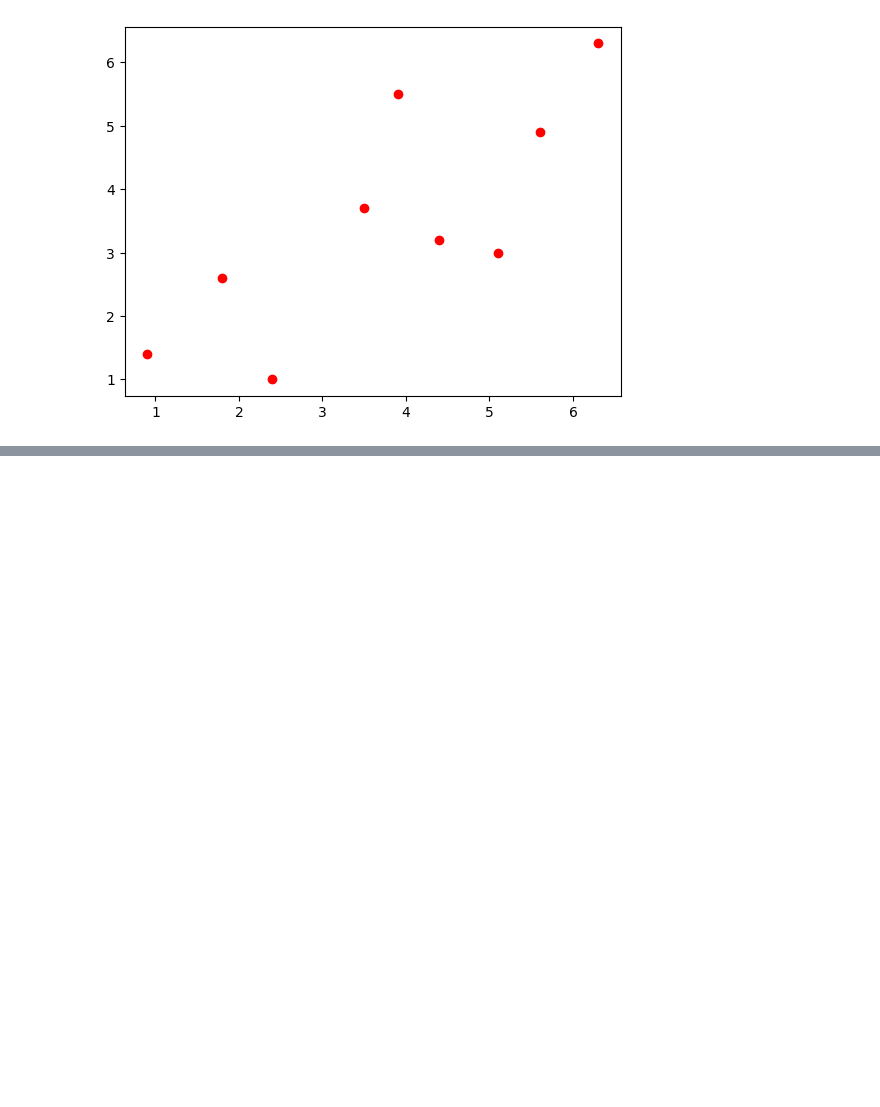
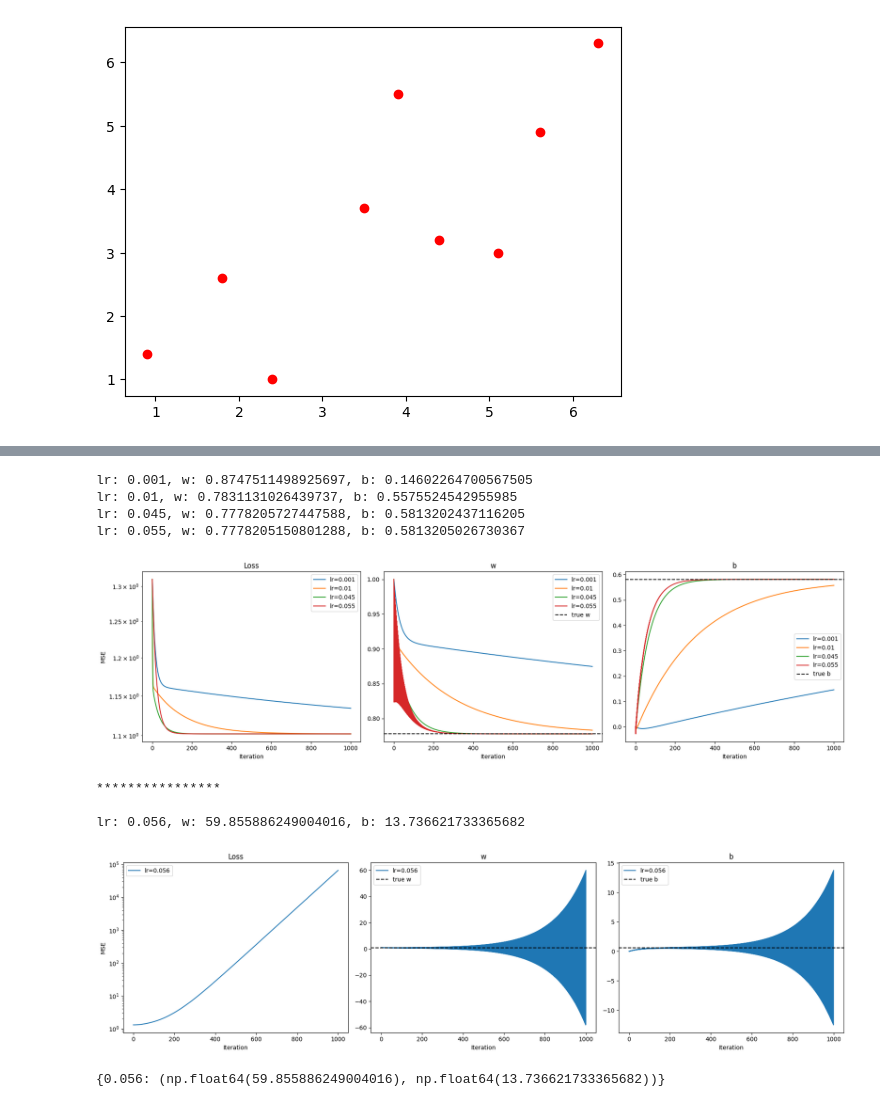
Before and after one commit to isenel0/ml-from-scratch, a Jupyter notebook: notebooks/02_gradient_descent.ipynb, the cells around one changed output, grey strips where cells are left out. Saved outputs shown, nothing was run; the diff lists cells and outputs as text; code cells hidden in the pictures; blank space fills up the shorter version.

Commit message:
Updated gradient descent notebook

```diff
--- a/notebooks/02_gradient_descent.ipynb
+++ b/notebooks/02_gradient_descent.ipynb
@@ -17,12 +16,14 @@ def loss(x,y,w,b):
 
   return ss / len(x)
 # %%
+# In this step, gradient descent is performed.
+# We took the derivative of the loss function, then found the gradient for each parameter.
+# Specified step size, and updated params.
+
 def step(x,y,w,b, learning_rate):
 
   grad_w = 0
   grad_b = 0
-
-  step_size_w, step_size_b = 0,0
 
   for i in range(len(x)):
 
@@ -37,9 +38,14 @@ def step(x,y,w,b, learning_rate):
 
   return w, b
 # %%
+# Function that performs linear regression with gradient descent.
+# Initialized starting values for the parameters.
+# Started a while loop that continues until counter reaches the max steps.
+# Each iteration is a gradient descent step.
+
 def fit(x, y, learning_rate=0.045, max_step=1000):
 
-  w = 1 # Random values for parameters
+  w = 1
   b = 0
 
   n_iter = 0
@@ -47,16 +53,19 @@ def fit(x, y, learning_rate=0.045, max_step=1000):
   w_hist = []
   b_hist = []
 
+  w_hist.append(w)
+  b_hist.append(b)
+  losses.append(loss(x,y,w,b))
+
   while(n_iter < max_step):
-    w_hist.append(w)
-    b_hist.append(b)
 
     w, b = step(x,y,w,b, learning_rate)
 
     curr_loss = loss(x,y,w,b)
 
     losses.append(curr_loss)
-
+    w_hist.append(w)
+    b_hist.append(b)
 
     n_iter += 1
 
@@ -134,0 +115,19 @@ lr: 0.055, w: 0.7778205150801288, b: 0.5813205026730367
+# %%
+# Training the unscaled training set with different learning rates, and plotting.
+
+plot_runs(x, y, [0.001, 0.01, 0.045, 0.055], 0.7778, 0.5813)
+
+print("\n****************\n")
+
+plot_runs(x, y, [0.056], 0.7778, 0.5813)
+# %% [output]
+lr: 0.001, w: 0.8747511498925697, b: 0.14602264700567505
+lr: 0.01, w: 0.7831131026439737, b: 0.5575524542955985
+lr: 0.045, w: 0.7778205727447588, b: 0.5813202437116205
+lr: 0.055, w: 0.7778205150801288, b: 0.5813205026730367
+[figure, added]
+****************
+
+lr: 0.056, w: 59.855886249004016, b: 13.736621733365682
+[figure, added]
+{0.056: (np.float64(59.855886249004016), np.float64(13.736621733365682))}
```
Also changed, not shown: parts of 7 cells of this notebook, 1 other file.
